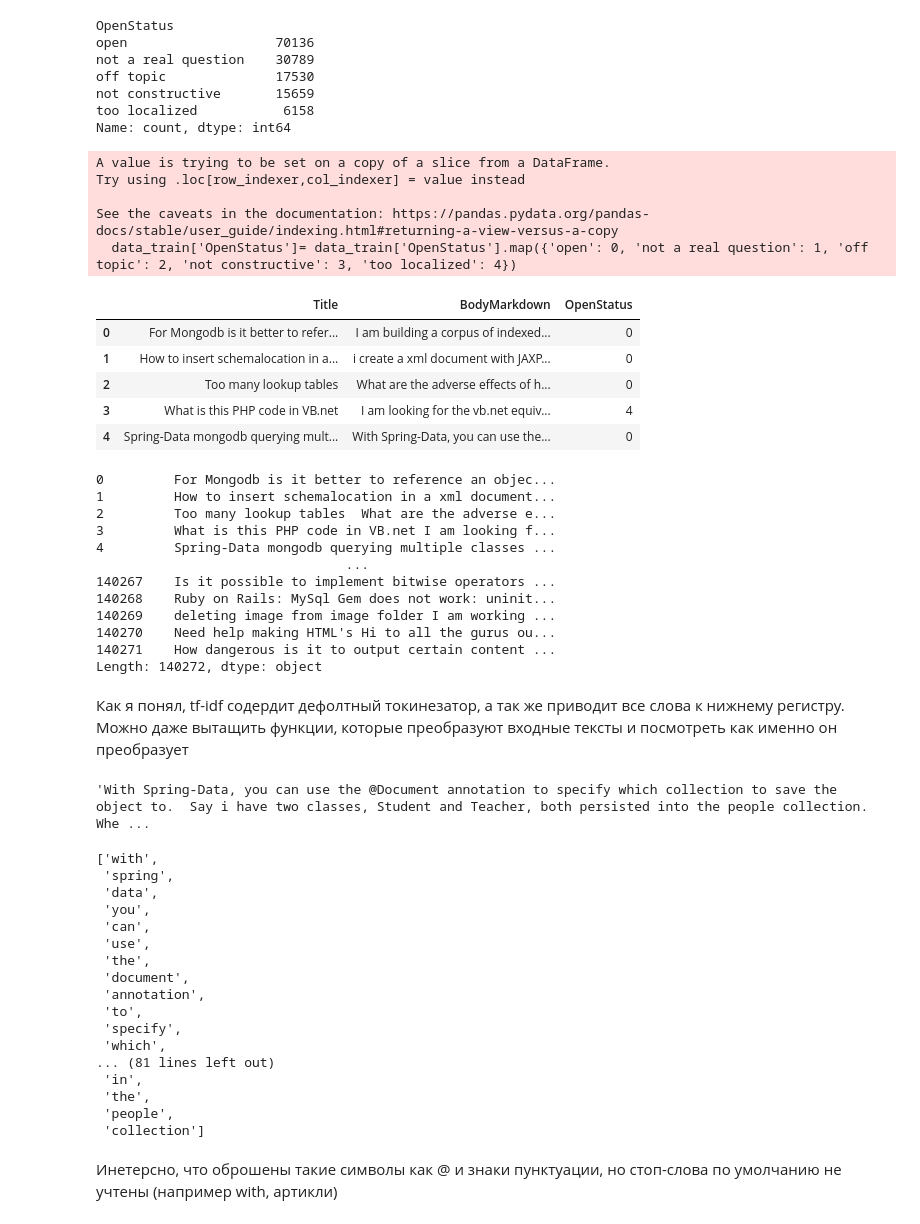
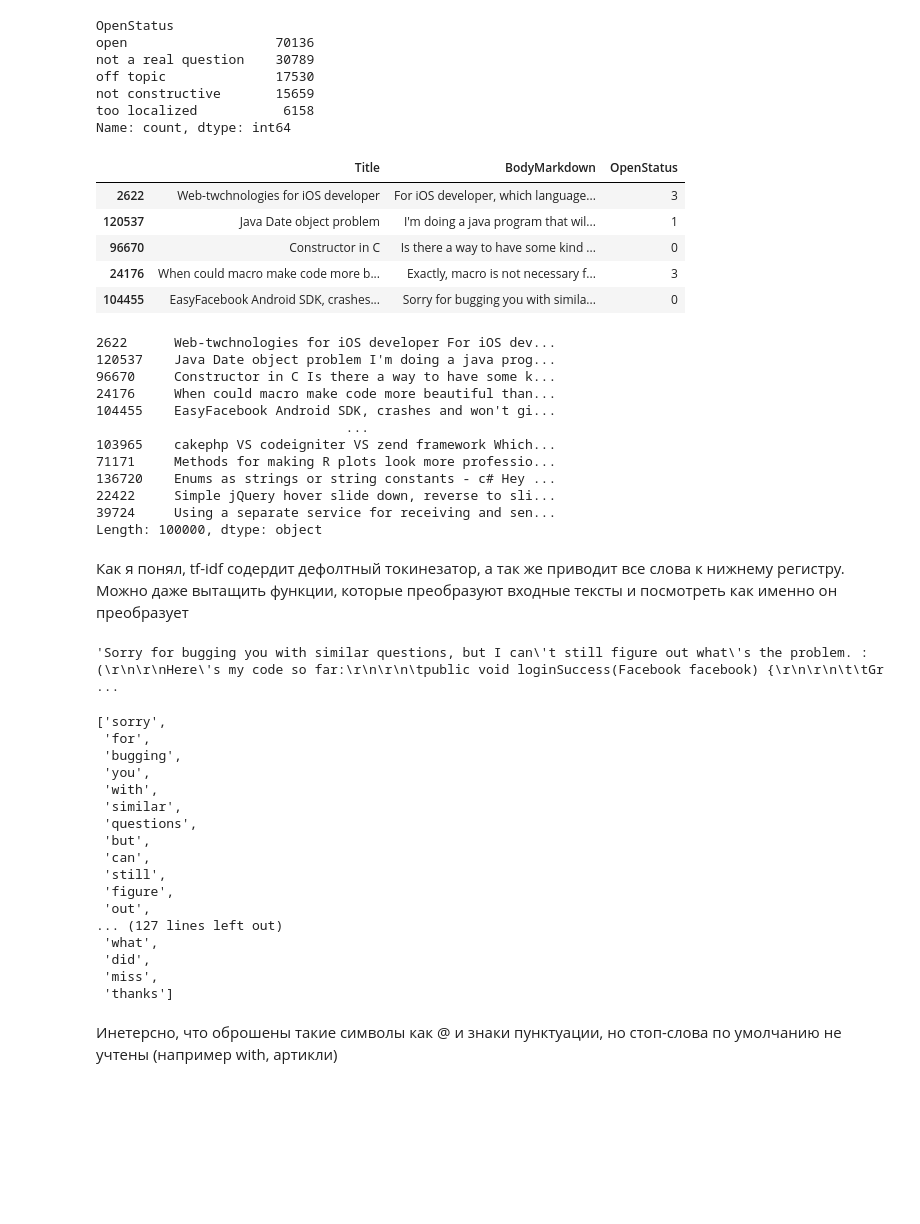
Before and after one commit to MikhailChaikovskii/nlp_course_project, a Jupyter notebook: task_1.ipynb, the cells around one changed output. Drawn from its saved outputs; the diff is of its cells as text; code cells hidden in the pictures; blank space fills up the shorter version.

```diff
--- a/task_1.ipynb
+++ b/task_1.ipynb
@@ -46,22 +46,18 @@ not constructive       15659
 too localized           6158
 Name: count, dtype: int64
 # %%
-# В одной из лекции таргеты преобразовывались в числа, хотя в лекции про классификаторы этого явно не производилось. Пока что я не понимаю обязателен ли этот шаг
+# В одной из лекции таргеты преобразовывались в числа, хотя в лекции про классификаторы этого не производилось. Пока что я не понимаю обязателен ли этот шаг
+data_train = data_train.sample(100000, random_state = 2)
+data_train['OpenStatus'] = data_train['OpenStatus'].map({'open': 0, 'not a real question': 1, 'off topic': 2, 'not constructive': 3, 'too localized': 4})
 
-data_train['OpenStatus']= data_train['OpenStatus'].map({'open': 0, 'not a real question': 1, 'off topic': 2, 'not constructive': 3, 'too localized': 4})
 data_train.head()
 # %% [output]
-A value is trying to be set on a copy of a slice from a DataFrame.
-Try using .loc[row_indexer,col_indexer] = value instead
-
-See the caveats in the documentation: https://pandas.pydata.org/pandas-docs/stable/user_guide/indexing.html#returning-a-view-versus-a-copy
-  data_train['OpenStatus']= data_train['OpenStatus'].map({'open': 0, 'not a real question': 1, 'off topic': 2, 'not constructive': 3, 'too localized': 4})
 |  | Title | BodyMarkdown | OpenStatus |
-| 0 | For Mongodb is it better to refer... | I am building a corpus of indexed... | 0 |
-| 1 | How to insert schemalocation in a... | i create a xml document with JAXP... | 0 |
-| 2 | Too many lookup tables | What are the adverse effects of h... | 0 |
-| 3 | What is this PHP code in VB.net | I am looking for the vb.net equiv... | 4 |
-| 4 | Spring-Data mongodb querying mult... | With Spring-Data, you can use the... | 0 |
+| 2622 | Web-twchnologies for iOS developer | For iOS developer, which language... | 3 |
+| 120537 | Java Date object problem | I'm doing a java program that wil... | 1 |
+| 96670 | Constructor in C | Is there a way to have some kind ... | 0 |
+| 24176 | When could macro make code more b... | Exactly, macro is not necessary f... | 3 |
+| 104455 | EasyFacebook Android SDK, crashes... | Sorry for bugging you with simila... | 0 |
 # %%
 # Разделяем данные на фичи и таргет
 x = data_train['Title'] + ' '+ data_train['BodyMarkdown']
@@ -74,18 +70,18 @@ xtrain, xtest, ytrain, ytest = train_test_split(x, y, test_size = 0.2, random_st
 # %%
 x
 # %% [output]
-0         For Mongodb is it better to reference an objec...
-1         How to insert schemalocation in a xml document...
-2         Too many lookup tables  What are the adverse e...
-3         What is this PHP code in VB.net I am looking f...
-4         Spring-Data mongodb querying multiple classes ...
+2622      Web-twchnologies for iOS developer For iOS dev...
+120537    Java Date object problem I'm doing a java prog...
+96670     Constructor in C Is there a way to have some k...
+24176     When could macro make code more beautiful than...
+104455    EasyFacebook Android SDK, crashes and won't gi...
                                 ...
-140267    Is it possible to implement bitwise operators ...
-140268    Ruby on Rails: MySql Gem does not work: uninit...
-140269    deleting image from image folder I am working ...
-140270    Need help making HTML's Hi to all the gurus ou...
-140271    How dangerous is it to output certain content ...
-Length: 140272, dtype: object
+103965    cakephp VS codeigniter VS zend framework Which...
+71171     Methods for making R plots look more professio...
+136720    Enums as strings or string constants - c# Hey ...
+22422     Simple jQuery hover slide down, reverse to sli...
+39724     Using a separate service for receiving and sen...
+Length: 100000, dtype: object
 # %%
 # Сначала попробую сделать классификацию без предобработки текста, используя только встроенный tf-idf
 from sklearn.feature_extraction.text import TfidfVectorizer
@@ -96,29 +92,29 @@ vectorizer = TfidfVectorizer(max_features = 20000)
 # %%
 data_train.iloc[4,1]
 # %% [output]
-'With Spring-Data, you can use the @Document annotation to specify which collection to save the object to.  Say i have two classes, Student and Teacher, both persisted into the people collection.  Whe ...
+'Sorry for bugging you with similar questions, but I can\'t still figure out what\'s the problem. :(\r\n\r\nHere\'s my code so far:\r\n\r\n\tpublic void loginSuccess(Facebook facebook) {\r\n\r\n\t\tGr ...
 # %%
 analyzer =vectorizer.build_analyzer()
 
 analyzer(data_train.iloc[4,1])
 # %% [output]
-['with',
- 'spring',
- 'data',
+['sorry',
+ 'for',
+ 'bugging',
  'you',
+ 'with',
+ 'similar',
+ 'questions',
+ 'but',
  'can',
- 'use',
- 'the',
- 'document',
- 'annotation',
- 'to',
- 'specify',
- 'which',
-... (81 lines left out)
- 'in',
- 'the',
- 'people',
- 'collection']
+ 'still',
+ 'figure',
+ 'out',
+... (127 lines left out)
+ 'what',
+ 'did',
+ 'miss',
+ 'thanks']
 # %% [markdown]
 Инетерсно, что оброшены такие символы как @ и знаки пунктуации, но стоп-слова по умолчанию не учтены (например with, артикли)
 # %%
```
Also changed, not shown: parts of 5 cells of this notebook.
